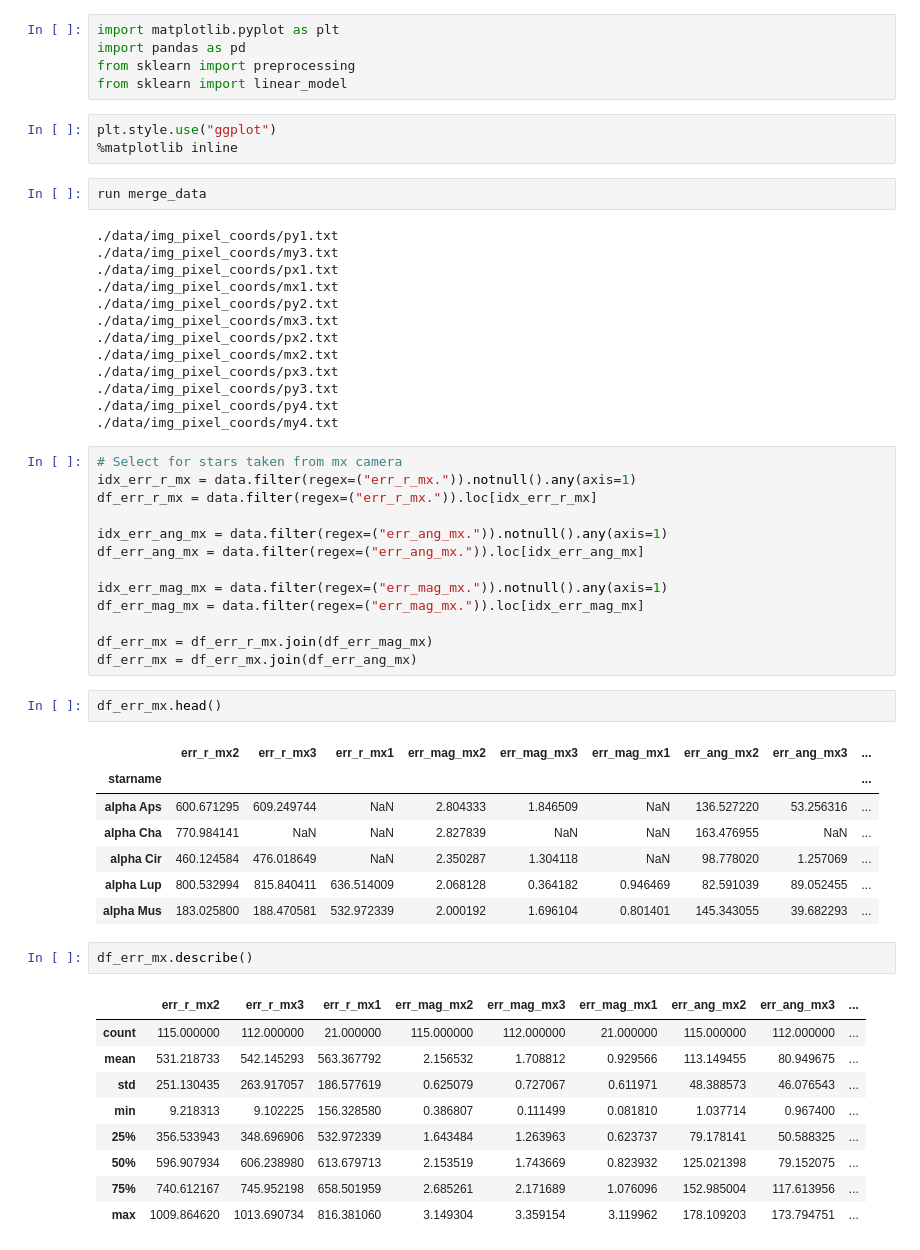
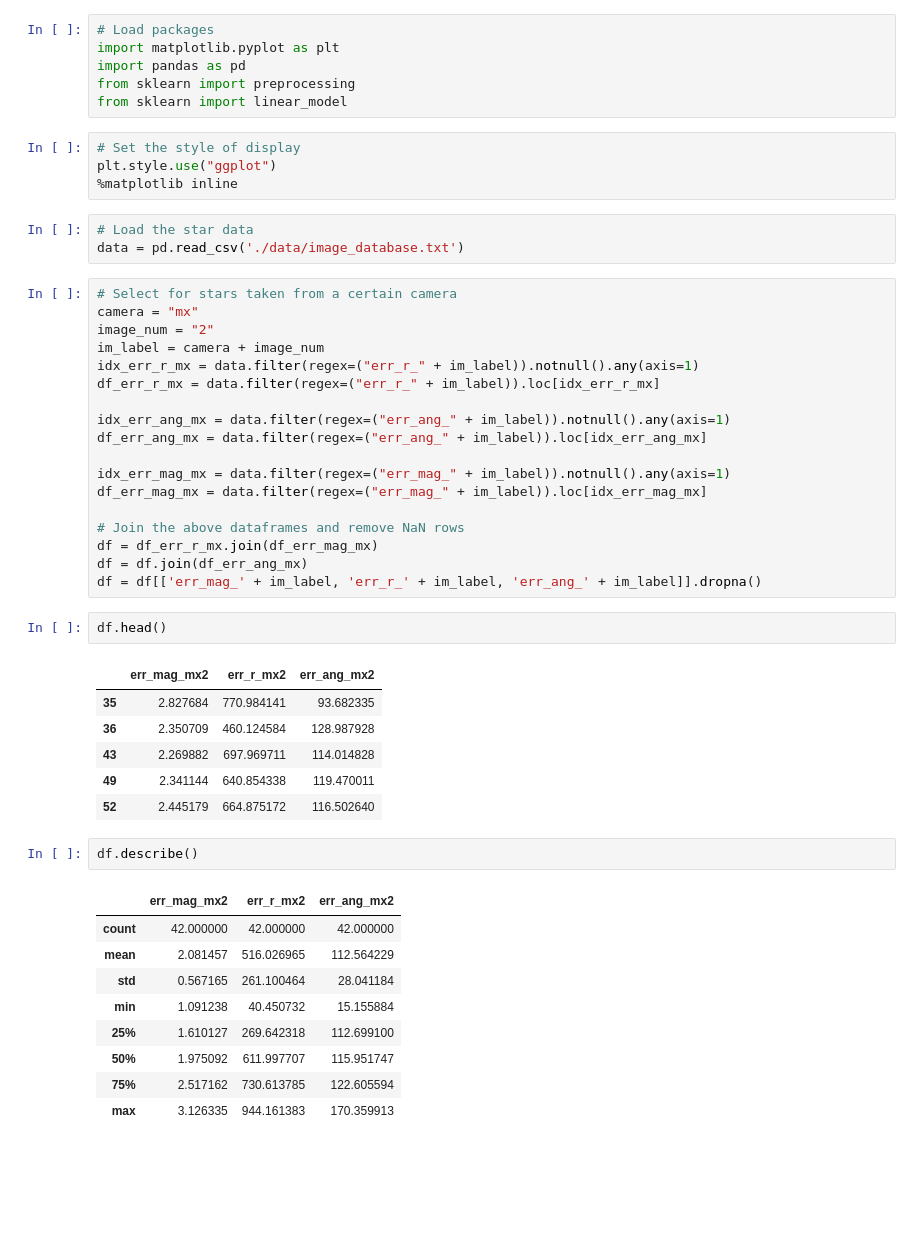
Before and after one commit to MuhammadVT/ECE5554_final_project, a Jupyter notebook: regression_model.ipynb, the cells around one changed output. Drawn from its saved outputs; the diff is of its cells as text; blank space fills up the shorter version.

```diff
--- a/regression_model.ipynb
+++ b/regression_model.ipynb
@@ -1,58 +1,52 @@
 # %%
+# Load packages
 import matplotlib.pyplot as plt
 import pandas as pd
 from sklearn import preprocessing
 from sklearn import linear_model
 # %%
+# Set the style of display
 plt.style.use("ggplot")
 %matplotlib inline
-# %%
-run merge_data
-# %% [output]
-./data/img_pixel_coords/py1.txt
-./data/img_pixel_coords/my3.txt
-./data/img_pixel_coords/px1.txt
-./data/img_pixel_coords/mx1.txt
-./data/img_pixel_coords/py2.txt
-./data/img_pixel_coords/mx3.txt
-./data/img_pixel_coords/px2.txt
-./data/img_pixel_coords/mx2.txt
-./data/img_pixel_coords/px3.txt
-./data/img_pixel_coords/py3.txt
-./data/img_pixel_coords/py4.txt
-./data/img_pixel_coords/my4.txt
+# %%
+# Load the star data
+data = pd.read_csv('./data/image_database.txt')
 # %%
-# Select for stars taken from mx camera
-idx_err_r_mx = data.filter(regex=("err_r_mx.")).notnull().any(axis=1)
-df_err_r_mx = data.filter(regex=("err_r_mx.")).loc[idx_err_r_mx]
+# Select for stars taken from a certain camera
+camera = "mx"
+image_num = "2"
+im_label = camera + image_num
+idx_err_r_mx = data.filter(regex=("err_r_" + im_label)).notnull().any(axis=1)
+df_err_r_mx = data.filter(regex=("err_r_" + im_label)).loc[idx_err_r_mx]
 
-idx_err_ang_mx = data.filter(regex=("err_ang_mx.")).notnull().any(axis=1)
-df_err_ang_mx = data.filter(regex=("err_ang_mx.")).loc[idx_err_ang_mx]
+idx_err_ang_mx = data.filter(regex=("err_ang_" + im_label)).notnull().any(axis=1)
+df_err_ang_mx = data.filter(regex=("err_ang_" + im_label)).loc[idx_err_ang_mx]
 
-idx_err_mag_mx = data.filter(regex=("err_mag_mx.")).notnull().any(axis=1)
-df_err_mag_mx = data.filter(regex=("err_mag_mx.")).loc[idx_err_mag_mx]
+idx_err_mag_mx = data.filter(regex=("err_mag_" + im_label)).notnull().any(axis=1)
+df_err_mag_mx = data.filter(regex=("err_mag_" + im_label)).loc[idx_err_mag_mx]
 
-df_err_mx = df_err_r_mx.join(df_err_mag_mx)
-df_err_mx = df_err_mx.join(df_err_ang_mx)
+# Join the above dataframes and remove NaN rows
+df = df_err_r_mx.join(df_err_mag_mx)
+df = df.join(df_err_ang_mx)
+df = df[['err_mag_' + im_label, 'err_r_' + im_label, 'err_ang_' + im_label]].dropna()
 # %%
-df_err_mx.head()
+df.head()
 # %% [output]
-|  | err_r_mx2 | err_r_mx3 | err_r_mx1 | err_mag_mx2 | err_mag_mx3 | err_mag_mx1 | err_ang_mx2 | err_ang_mx3 | ... |
-| starname |  |  |  |  |  |  |  |  | ... |
-| alpha Aps | 600.671295 | 609.249744 | NaN | 2.804333 | 1.846509 | NaN | 136.527220 | 53.256316 | ... |
-| alpha Cha | 770.984141 | NaN | NaN | 2.827839 | NaN | NaN | 163.476955 | NaN | ... |
-| alpha Cir | 460.124584 | 476.018649 | NaN | 2.350287 | 1.304118 | NaN | 98.778020 | 1.257069 | ... |
-| alpha Lup | 800.532994 | 815.840411 | 636.514009 | 2.068128 | 0.364182 | 0.946469 | 82.591039 | 89.052455 | ... |
-| alpha Mus | 183.025800 | 188.470581 | 532.972339 | 2.000192 | 1.696104 | 0.801401 | 145.343055 | 39.682293 | ... |
+|  | err_mag_mx2 | err_r_mx2 | err_ang_mx2 |
+| 35 | 2.827684 | 770.984141 | 93.682335 |
+| 36 | 2.350709 | 460.124584 | 128.987928 |
+| 43 | 2.269882 | 697.969711 | 114.014828 |
+| 49 | 2.341144 | 640.854338 | 119.470011 |
+| 52 | 2.445179 | 664.875172 | 116.502640 |
 # %%
-df_err_mx.describe()
+df.describe()
 # %% [output]
-|  | err_r_mx2 | err_r_mx3 | err_r_mx1 | err_mag_mx2 | err_mag_mx3 | err_mag_mx1 | err_ang_mx2 | err_ang_mx3 | ... |
-| count | 115.000000 | 112.000000 | 21.000000 | 115.000000 | 112.000000 | 21.000000 | 115.000000 | 112.000000 | ... |
-| mean | 531.218733 | 542.145293 | 563.367792 | 2.156532 | 1.708812 | 0.929566 | 113.149455 | 80.949675 | ... |
-| std | 251.130435 | 263.917057 | 186.577619 | 0.625079 | 0.727067 | 0.611971 | 48.388573 | 46.076543 | ... |
-| min | 9.218313 | 9.102225 | 156.328580 | 0.386807 | 0.111499 | 0.081810 | 1.037714 | 0.967400 | ... |
-| 25% | 356.533943 | 348.696906 | 532.972339 | 1.643484 | 1.263963 | 0.623737 | 79.178141 | 50.588325 | ... |
-| 50% | 596.907934 | 606.238980 | 613.679713 | 2.153519 | 1.743669 | 0.823932 | 125.021398 | 79.152075 | ... |
-| 75% | 740.612167 | 745.952198 | 658.501959 | 2.685261 | 2.171689 | 1.076096 | 152.985004 | 117.613956 | ... |
-| max | 1009.864620 | 1013.690734 | 816.381060 | 3.149304 | 3.359154 | 3.119962 | 178.109203 | 173.794751 | ... |
+|  | err_mag_mx2 | err_r_mx2 | err_ang_mx2 |
+| count | 42.000000 | 42.000000 | 42.000000 |
+| mean | 2.081457 | 516.026965 | 112.564229 |
+| std | 0.567165 | 261.100464 | 28.041184 |
+| min | 1.091238 | 40.450732 | 15.155884 |
+| 25% | 1.610127 | 269.642318 | 112.699100 |
+| 50% | 1.975092 | 611.997707 | 115.951747 |
+| 75% | 2.517162 | 730.613785 | 122.605594 |
+| max | 3.126335 | 944.161383 | 170.359913 |
```
Also changed, not shown: parts of 14 cells of this notebook.
